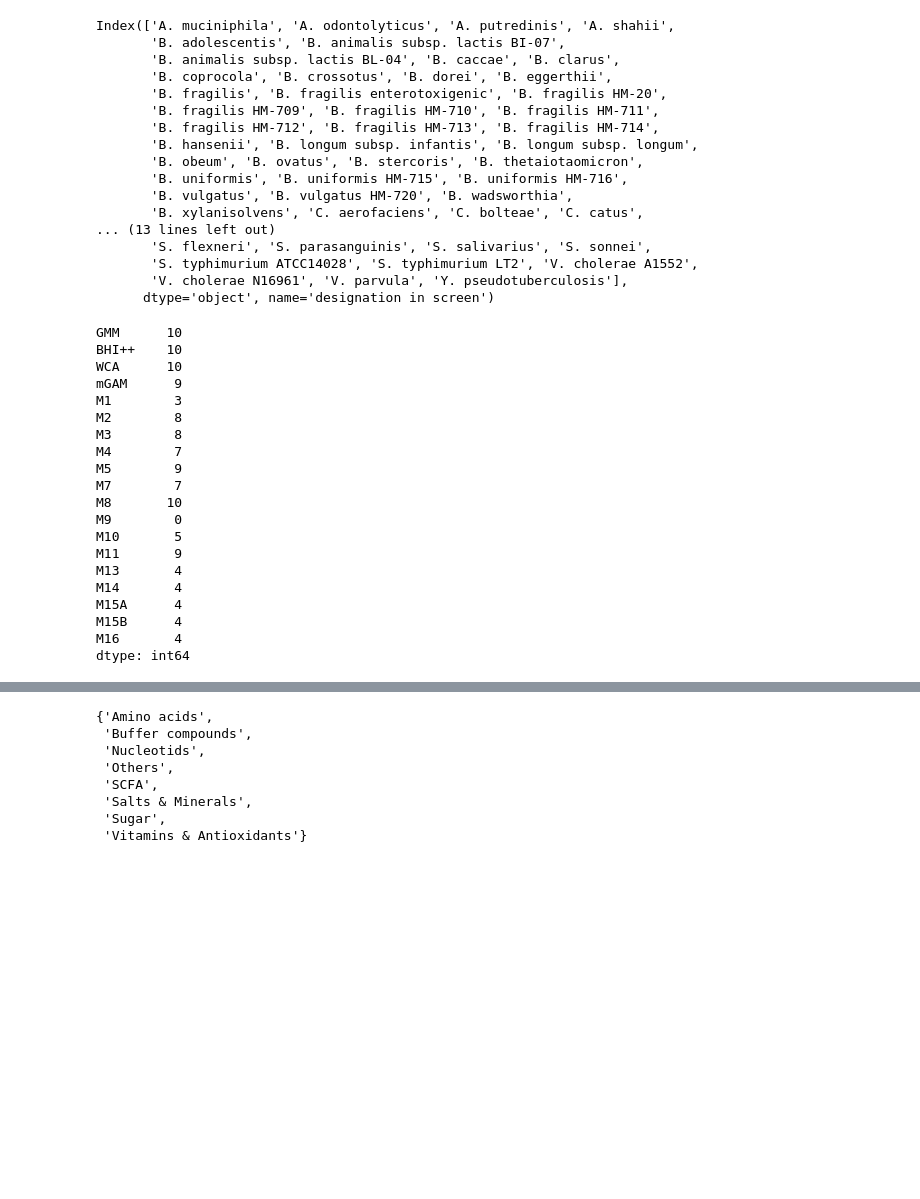
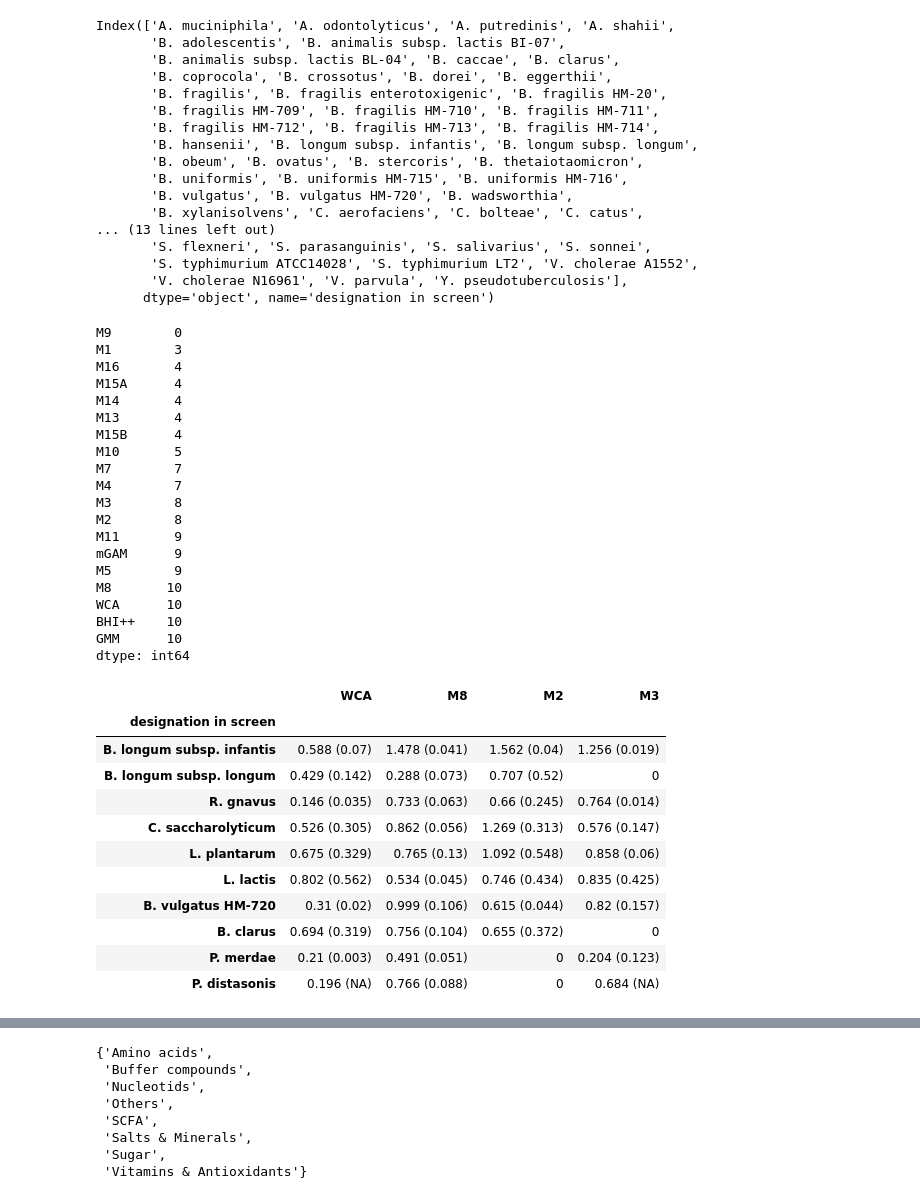
Before and after one commit to medlocklab/iterative_pfba, a Jupyter notebook: bin/process_growth_conditions.ipynb, the cells around one changed output, grey strips where cells are left out. Drawn from its saved outputs; the diff is of its cells as text; code cells hidden in the pictures; blank space fills up the shorter version.

```diff
--- a/bin/process_growth_conditions.ipynb
+++ b/bin/process_growth_conditions.ipynb
@@ -79,25 +79,25 @@ media_table = media_table.fillna(0) # replace NA with 0
 # # convert masses from string to numeric
 # %%
 # which conditions had the most positive growth for these 10 species?
-(growth_matrix.loc[study_organisms] != 0).sum()
+(growth_matrix.loc[study_organisms] != 0).sum().sort_values()
 # %% [output]
+M9        0
+M1        3
+M16       4
+M15A      4
+M14       4
+M13       4
+M15B      4
+M10       5
+M7        7
+M4        7
+M3        8
+M2        8
+M11       9
+mGAM      9
+M5        9
+M8       10
+WCA      10
+BHI++    10
 GMM      10
-BHI++    10
-WCA      10
-mGAM      9
-M1        3
-M2        8
-M3        8
-M4        7
-M5        9
-M7        7
-M8       10
-M9        0
-M10       5
-M11       9
-M13       4
-M14       4
-M15A      4
-M15B      4
-M16       4
 dtype: int64
@@ -103,0 +107,16 @@ dtype: int64
+# %%
+top = ['WCA','M8','M2','M3']
+growth_matrix.loc[study_organisms, top]
+# %% [output]
+|  | WCA | M8 | M2 | M3 |
+| designation in screen |  |  |  |  |
+| B. longum subsp. infantis | 0.588 (0.07) | 1.478 (0.041) | 1.562 (0.04) | 1.256 (0.019) |
+| B. longum subsp. longum | 0.429 (0.142) | 0.288 (0.073) | 0.707 (0.52) | 0 |
+| R. gnavus | 0.146 (0.035) | 0.733 (0.063) | 0.66 (0.245) | 0.764 (0.014) |
+| C. saccharolyticum | 0.526 (0.305) | 0.862 (0.056) | 1.269 (0.313) | 0.576 (0.147) |
+| L. plantarum | 0.675 (0.329) | 0.765 (0.13) | 1.092 (0.548) | 0.858 (0.06) |
+| L. lactis | 0.802 (0.562) | 0.534 (0.045) | 0.746 (0.434) | 0.835 (0.425) |
+| B. vulgatus HM-720 | 0.31 (0.02) | 0.999 (0.106) | 0.615 (0.044) | 0.82 (0.157) |
+| B. clarus | 0.694 (0.319) | 0.756 (0.104) | 0.655 (0.372) | 0 |
+| P. merdae | 0.21 (0.003) | 0.491 (0.051) | 0 | 0.204 (0.123) |
+| P. distasonis | 0.196 (NA) | 0.766 (0.088) | 0 | 0.684 (NA) |
```
Also changed, not shown: parts of 4 cells of this notebook.
